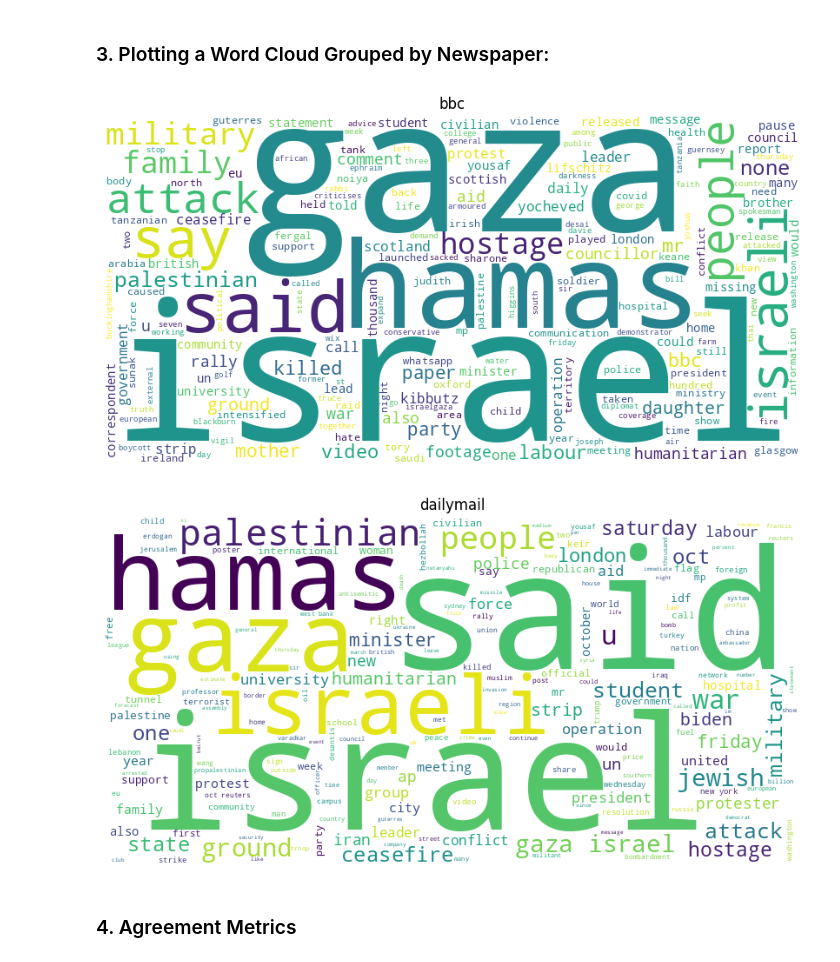
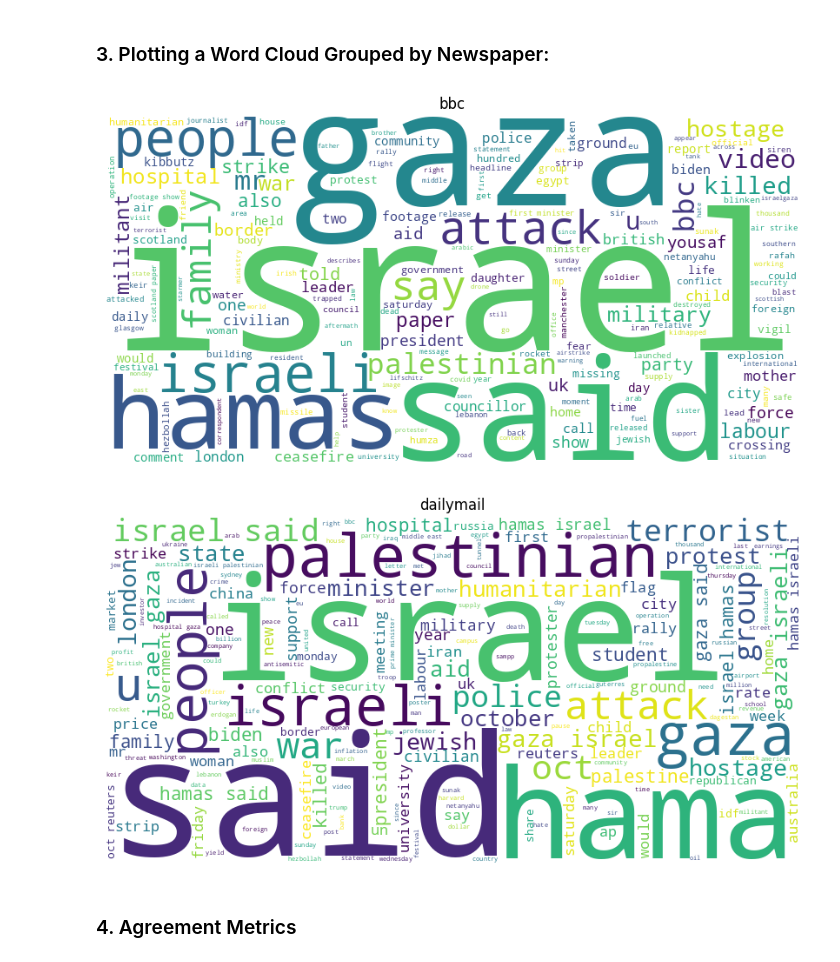
Before and after one commit to ilanit1997/NewsStanceLLMS, a Jupyter notebook: post hoc analysis.ipynb, the cells around one changed output. Cells and saved outputs as stored; diff of their text form; code cells hidden in the pictures.

Commit message:
add new data files and analysis

```diff
--- a/post hoc analysis.ipynb
+++ b/post hoc analysis.ipynb
@@ -172,5 +109,5 @@ import pandas as pd
 # %%
-df_results = pd.read_csv('output/results_baselines_llama2-7b.csv')
+df_results = pd.read_csv('output/20231031/results_baselines_llama2-13b.csv')
 df_results_new = preprocess_df(df_results)
 # %%
 df_results_new.tail()
@@ -248,19 +210,19 @@ plt.show()
 # %%
 from wordcloud import WordCloud
 from nltk.corpus import stopwords
 stop_words = set(stopwords.words('english'))
 
-for name, group in df_results_ilanit.groupby('news'):
-    text = ' '.join(group['Top 10 most common words'])
+for name, group in df_results_new.groupby(DataCols.NEWS_NAME.value):
+    text = ' '.join(group[DataCols.TOP_10_MOST_COMMON_WORDS.value])
     wordcloud = WordCloud(width=800, height=400, background_color ='white', stopwords = stop_words).generate(text)
     plt.figure(figsize = (8, 8), facecolor = None)
     plt.imshow(wordcloud)
     plt.axis("off")
     plt.tight_layout(pad = 0)
     plt.title(name)
     plt.show()
 # %% [output]
-[figure, old version]
+[figure, new version]
-[figure, old version]
+[figure, new version]
 # %% [markdown]
 ### 4. Agreement Metrics
```
Also changed, not shown: parts of 64 cells of this notebook, 24 other files.
